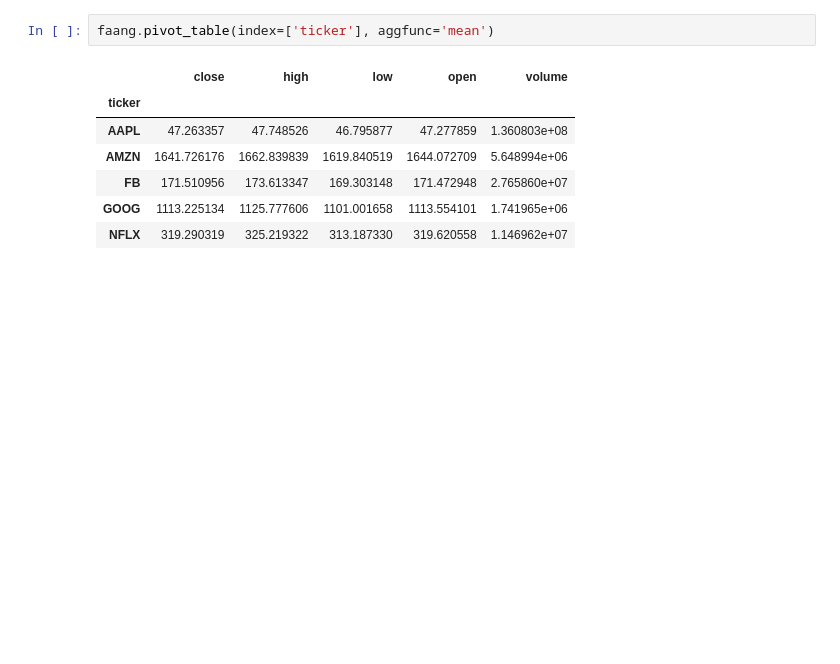
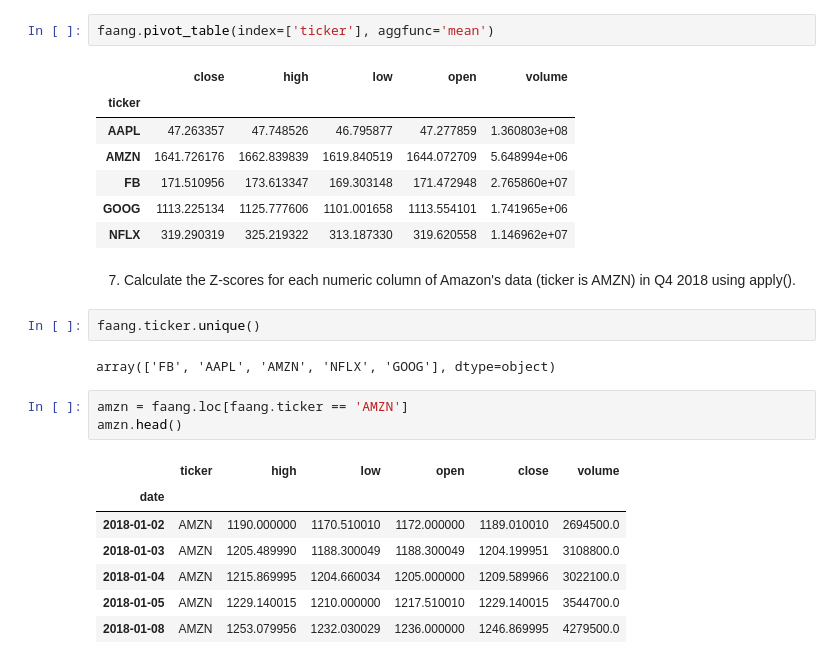
Before and after one commit to adrianacupp/Hands-On-Data-Analysis-with-Pandas-2nd-edition, a Jupyter notebook: ch_04/exercise chapter 4.ipynb, the cells around one changed output. Cells and saved outputs as stored; diff of their text form; blank space fills up the shorter version.

```diff
--- a/ch_04/exercise chapter 4.ipynb
+++ b/ch_04/exercise chapter 4.ipynb
@@ -163,3 +163,20 @@ faang.pivot_table(index=['ticker'], aggfunc='mean')
 | FB | 171.510956 | 173.613347 | 169.303148 | 171.472948 | 2.765860e+07 |
 | GOOG | 1113.225134 | 1125.777606 | 1101.001658 | 1113.554101 | 1.741965e+06 |
 | NFLX | 319.290319 | 325.219322 | 313.187330 | 319.620558 | 1.146962e+07 |
+# %% [markdown]
+7. Calculate the Z-scores for each numeric column of Amazon's data (ticker is AMZN) in Q4 2018 using apply().
+# %%
+faang.ticker.unique()
+# %% [output]
+array(['FB', 'AAPL', 'AMZN', 'NFLX', 'GOOG'], dtype=object)
+# %%
+amzn = faang.loc[faang.ticker == 'AMZN']
+amzn.head()
+# %% [output]
+|  | ticker | high | low | open | close | volume |
+| date |  |  |  |  |  |  |
+| 2018-01-02 | AMZN | 1190.000000 | 1170.510010 | 1172.000000 | 1189.010010 | 2694500.0 |
+| 2018-01-03 | AMZN | 1205.489990 | 1188.300049 | 1188.300049 | 1204.199951 | 3108800.0 |
+| 2018-01-04 | AMZN | 1215.869995 | 1204.660034 | 1205.000000 | 1209.589966 | 3022100.0 |
+| 2018-01-05 | AMZN | 1229.140015 | 1210.000000 | 1217.510010 | 1229.140015 | 3544700.0 |
+| 2018-01-08 | AMZN | 1253.079956 | 1232.030029 | 1236.000000 | 1246.869995 | 4279500.0 |
```
Also changed, not shown: parts of 12 cells of this notebook.
